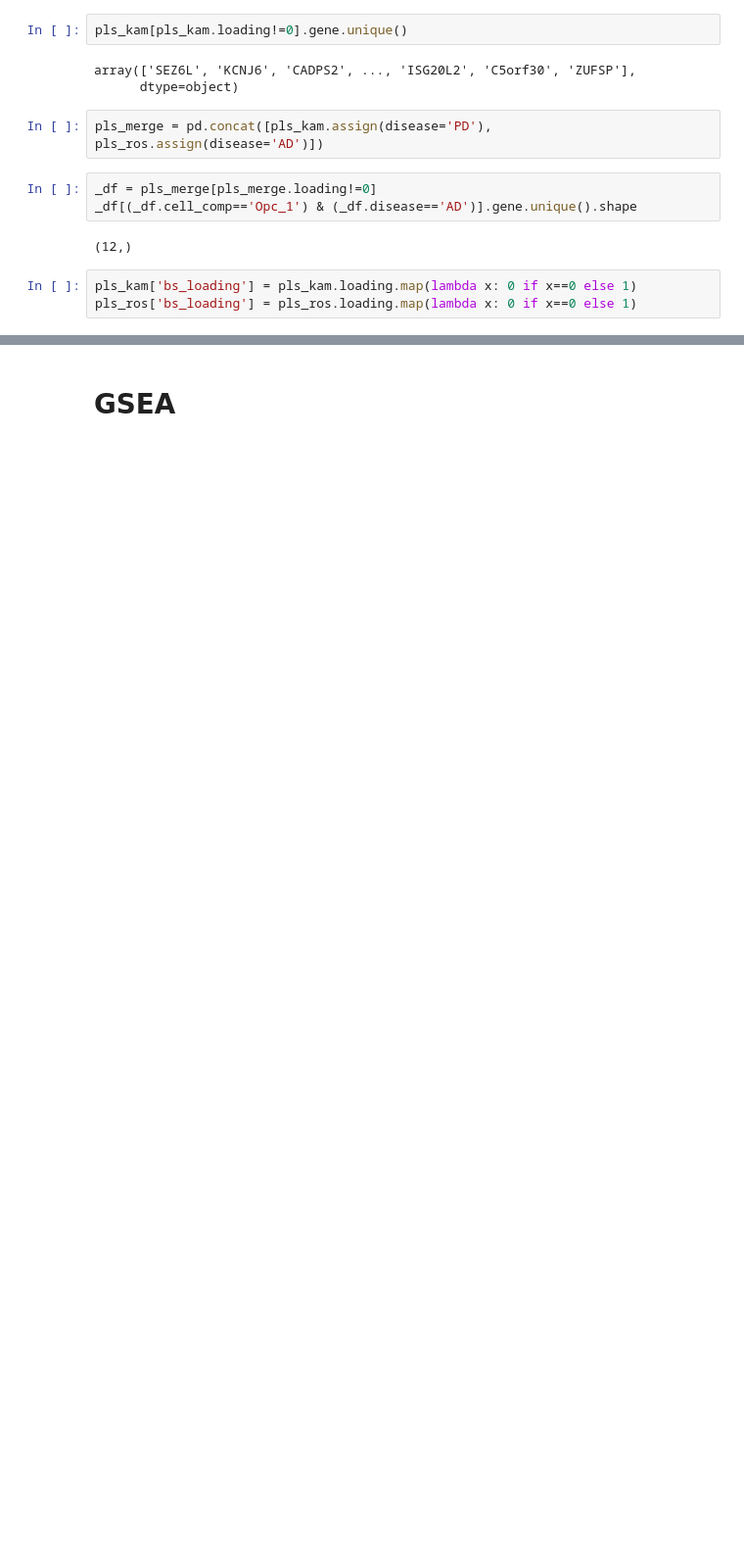
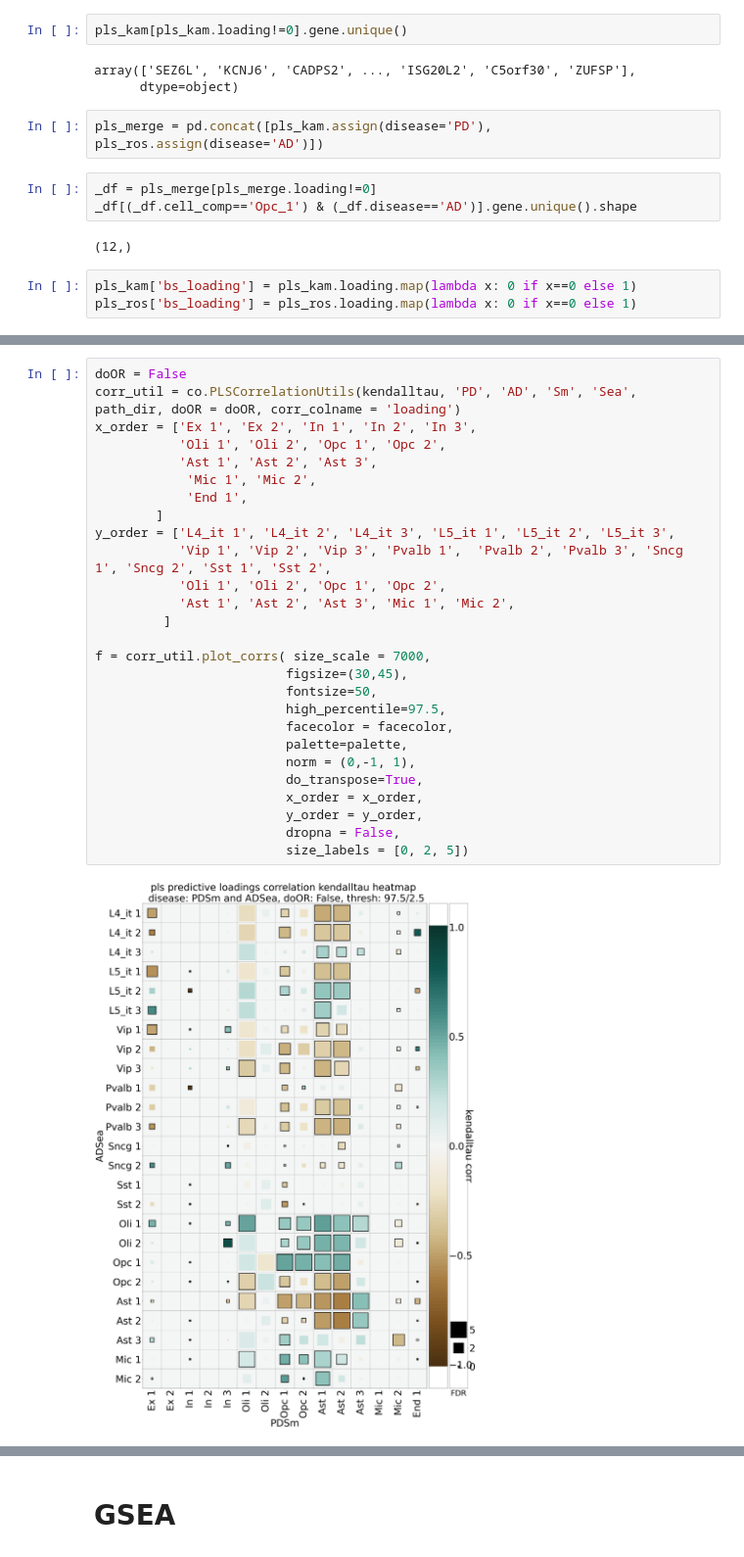
Before and after one commit to dblabs-mcgill-mila/AD-PD-overlap-study, a Jupyter notebook: code/Plots.ipynb, the cells around one changed output, grey strips where cells are left out. Shown at 98% size. Drawn from its saved outputs; the diff is of its cells as text; blank space fills up the shorter version.

```diff
--- a/code/Plots.ipynb
+++ b/code/Plots.ipynb
@@ -216,0 +176,29 @@ f = corr_util.plot_corrs( size_scale = 8000,
+# %%
+doOR = False
+corr_util = co.PLSCorrelationUtils(kendalltau, 'PD', 'AD', 'Sm', 'Sea', path_dir, doOR = doOR, corr_colname = 'loading')
+x_order = ['Ex 1', 'Ex 2', 'In 1', 'In 2', 'In 3',
+           'Oli 1', 'Oli 2', 'Opc 1', 'Opc 2',
+           'Ast 1', 'Ast 2', 'Ast 3',
+            'Mic 1', 'Mic 2',
+            'End 1',
+        ]
+y_order = ['L4_it 1', 'L4_it 2', 'L4_it 3', 'L5_it 1', 'L5_it 2', 'L5_it 3',
+           'Vip 1', 'Vip 2', 'Vip 3', 'Pvalb 1',  'Pvalb 2', 'Pvalb 3', 'Sncg 1', 'Sncg 2', 'Sst 1', 'Sst 2',
+           'Oli 1', 'Oli 2', 'Opc 1', 'Opc 2',
+           'Ast 1', 'Ast 2', 'Ast 3', 'Mic 1', 'Mic 2',
+         ]
+
+f = corr_util.plot_corrs( size_scale = 7000,
+                         figsize=(30,45),
+                         fontsize=50,
+                         high_percentile=97.5,
+                         facecolor = facecolor,
+                         palette=palette,
+                         norm = (0,-1, 1),
+                         do_transpose=True,
+                         x_order = x_order,
+                         y_order = y_order,
+                         dropna = False,
+                         size_labels = [0, 2, 5])
+# %% [output]
+[figure, added]
```
Also changed, not shown: parts of 41 cells of this notebook.
